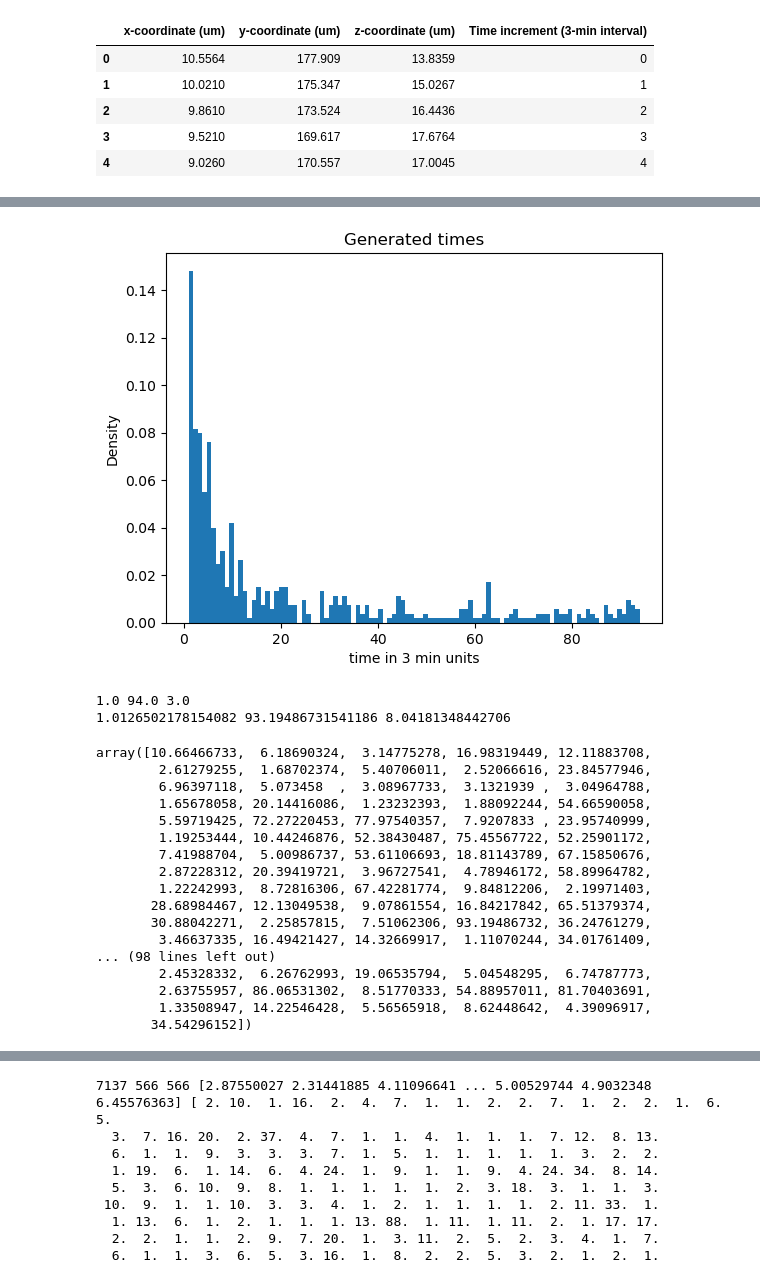
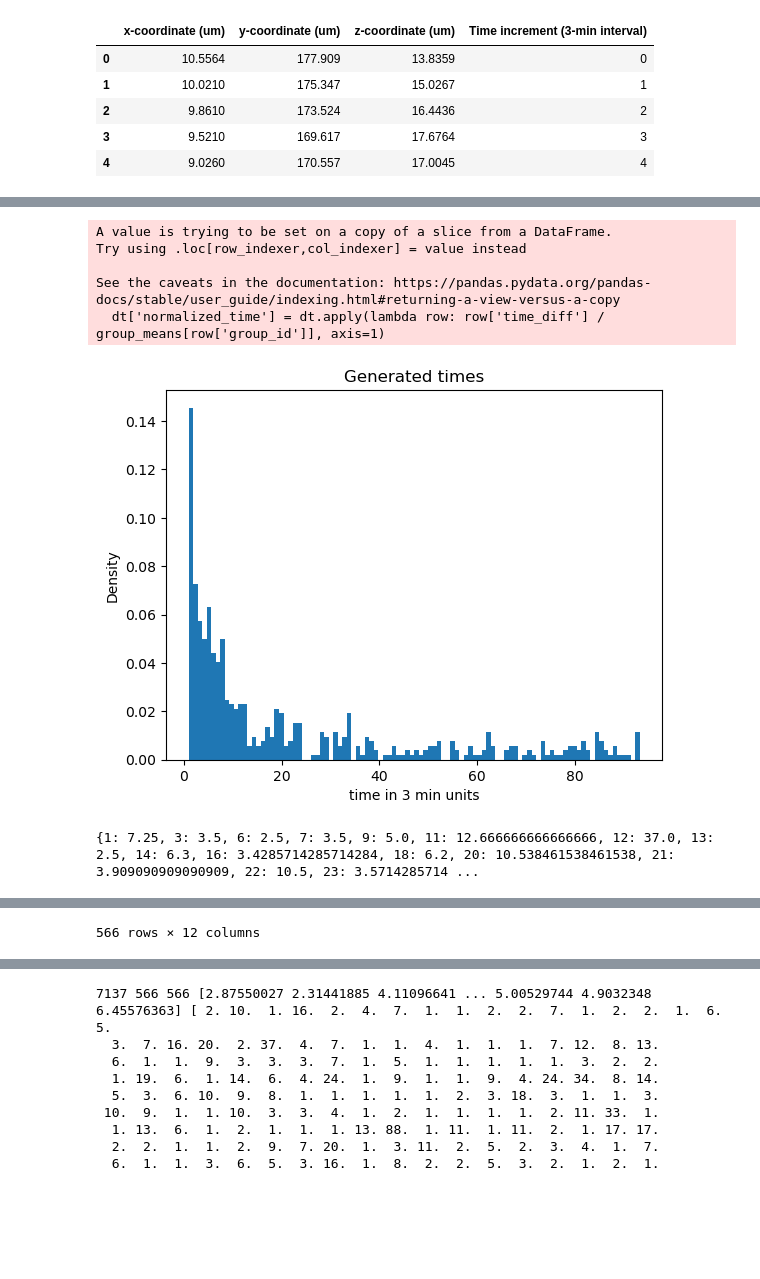
Before and after one commit to dz1921/RANDOMWALK, a Jupyter notebook: Distribution_Building.ipynb, the cells around one changed output, grey strips where cells are left out. Drawn from its saved outputs; the diff is of its cells as text; code cells hidden in the pictures; blank space fills up the shorter version.

```diff
--- a/Distribution_Building.ipynb
+++ b/Distribution_Building.ipynb
@@ -29,9 +29,15 @@ def calc_step_length(df):
     df['dz'] = df.groupby('group_id')['z-coordinate (um)'].diff()
 
     df['step_length'] = np.sqrt(df['dx']**2 + df['dy']**2 + df['dz']**2)
+    df = df[df['step_length'] >= 7.2]
     clean_step_length = df['step_length'].dropna()
     step_length = clean_step_length.to_numpy()
-    return df, step_length
+
+    group_means = df.groupby('group_id')['step_length'].mean()
+    df['normalized_step_length'] = df.apply(lambda row: row['step_length'] / group_means[row['group_id']], axis=1)
+    group_mean_dict = group_means.to_dict()
+
+    return df, step_length, group_mean_dict
 # %%
 def R_filter(steps, R = 0.72):
     filtered_steps = steps[steps >= R]
@@ -52,7 +62,7 @@ def sample_steps(in_steps, n_samples, bins=1000):
 # Plotting and testing functions
 ## steps is ss with all sampled steps
 
-df, steps = calc_step_length(df)
+df, steps, mean_steps = calc_step_length(df)
 filtered_steps = R_filter(steps)
 print(len(steps))
 print(len(filtered_steps))
@@ -64,4 +74,5 @@ plt.title('Original')
 ss = sample_steps(filtered_steps, len(filtered_steps))
 print(filtered_steps.min, filtered_steps.max(), np.median(filtered_steps))
 print(ss.min, ss.max(), np.median(ss))
+df
 # %% [output]
@@ -74,18 +103,22 @@ print(ss.min, ss.max(), np.median(ss))
 # %%
 #Time distributions
 def calc_time(dt, R=7.2):
-    dt['Time increment (3-min interval)'] = dt['Time increment (3-min interval)'].fillna(0)
-    dt['group_id'] = (dt['Time increment (3-min interval)'] == 0).cumsum()  # Create a unique identifier for each trajectory
+    #dt['Time increment (3-min interval)'] = dt['Time increment (3-min interval)'].fillna(0)
+    #dt['group_id'] = (dt['Time increment (3-min interval)'] == 0).cumsum()  # Create a unique identifier for each trajectory
 
-    dt = dt.dropna(subset=['step_length'])
-    dt = dt[dt['step_length'] >= R]
+    #dt = dt.dropna(subset=['step_length'])
+    #dt = dt[dt['step_length'] >= R]
 
-    dt['dt'] = dt.groupby('group_id')['Time increment (3-min interval)'].diff()
-    dt['Time increment (3-min interval)'] = dt['Time increment (3-min interval)'].fillna(0)
+    dt['time_diff'] = dt.groupby('group_id')['Time increment (3-min interval)'].diff()
 
-    clean_times = dt['dt'].dropna()
-    filtered_times = clean_times.to_numpy()
-    return dt, filtered_times
+    dt = dt.dropna(subset=['time_diff'])
+    filtered_times = dt['time_diff'].to_numpy()
+
+    group_means = dt.groupby('group_id')['time_diff'].mean()
+    dt['normalized_time'] = dt.apply(lambda row: row['time_diff'] / group_means[row['group_id']], axis=1)
+    group_mean_dict = group_means.to_dict()
+
+    return dt, filtered_times, group_mean_dict
 # %%
 def sample_times(in_times, n_samples, bins=1000):
     out = np.zeros(n_samples)
@@ -101,40 +134,28 @@ def sample_times(in_times, n_samples, bins=1000):
 # %%
 ## sampled_times is array with sampled_times
 
-dt, filtered_times = calc_time(df, R=7.2)
+dt, filtered_times, mean_times = calc_time(df, R=7.2)
 
 plt.hist(sample_times(filtered_times, len(filtered_times), bins=100), density=True, bins=100)
 plt.title('Generated times')
 plt.xlabel('time in 3 min units')
 plt.ylabel('Density')
 plt.show()
 plt.hist(filtered_times, density=True, bins=100)
 plt.title('Original times')
 plt.xlabel('time in 3 min units')
 plt.ylabel('Density')
 
 sampled_times= sample_times(filtered_times, len(filtered_times), bins=100)
-print(filtered_times.min(), filtered_times.max(), np.median(filtered_times))
-print(sampled_times.min(), sampled_times.max(), np.median(sampled_times))
-sampled_times
+#print(filtered_times.min(), filtered_times.max(), np.median(filtered_times))
+#print(sampled_times.min(), sampled_times.max(), np.median(sampled_times))
+print(mean_times)
+dt
 # %% [output]
+A value is trying to be set on a copy of a slice from a DataFrame.
+Try using .loc[row_indexer,col_indexer] = value instead
+
+See the caveats in the documentation: https://pandas.pydata.org/pandas-docs/stable/user_guide/indexing.html#returning-a-view-versus-a-copy
+  dt['normalized_time'] = dt.apply(lambda row: row['time_diff'] / group_means[row['group_id']], axis=1)
-[figure, old version]
+[figure, new version]
-1.0 94.0 3.0
-1.0126502178154082 93.19486731541186 8.04181348442706
-array([10.66466733,  6.18690324,  3.14775278, 16.98319449, 12.11883708,
-        2.61279255,  1.68702374,  5.40706011,  2.52066616, 23.84577946,
-        6.96397118,  5.073458  ,  3.08967733,  3.1321939 ,  3.04964788,
-        1.65678058, 20.14416086,  1.23232393,  1.88092244, 54.66590058,
-        5.59719425, 72.27220453, 77.97540357,  7.9207833 , 23.95740999,
-        1.19253444, 10.44246876, 52.38430487, 75.45567722, 52.25901172,
-        7.41988704,  5.00986737, 53.61106693, 18.81143789, 67.15850676,
-        2.87228312, 20.39419721,  3.96727541,  4.78946172, 58.89964782,
-        1.22242993,  8.72816306, 67.42281774,  9.84812206,  2.19971403,
-       28.68984467, 12.13049538,  9.07861554, 16.84217842, 65.51379374,
-       30.88042271,  2.25857815,  7.51062306, 93.19486732, 36.24761279,
-        3.46637335, 16.49421427, 14.32669917,  1.11070244, 34.01761409,
-... (98 lines left out)
-        2.45328332,  6.26762993, 19.06535794,  5.04548295,  6.74787773,
-        2.63755957, 86.06531302,  8.51770333, 54.88957011, 81.70403691,
-        1.33508947, 14.22546428,  5.56565918,  8.62448642,  4.39096917,
-       34.54296152])
+{1: 7.25, 3: 3.5, 6: 2.5, 7: 3.5, 9: 5.0, 11: 12.666666666666666, 12: 37.0, 13: 2.5, 14: 6.3, 16: 3.4285714285714284, 18: 6.2, 20: 10.538461538461538, 21: 3.909090909090909, 22: 10.5, 23: 3.5714285714 ...
@@ -141,2 +174,3 @@ array([10.66466733,  6.18690324,  3.14775278, 16.98319449, 12.11883708,
+566 rows × 12 columns
 [figure]
 # %%
```
Also changed, not shown: parts of 6 cells of this notebook.
